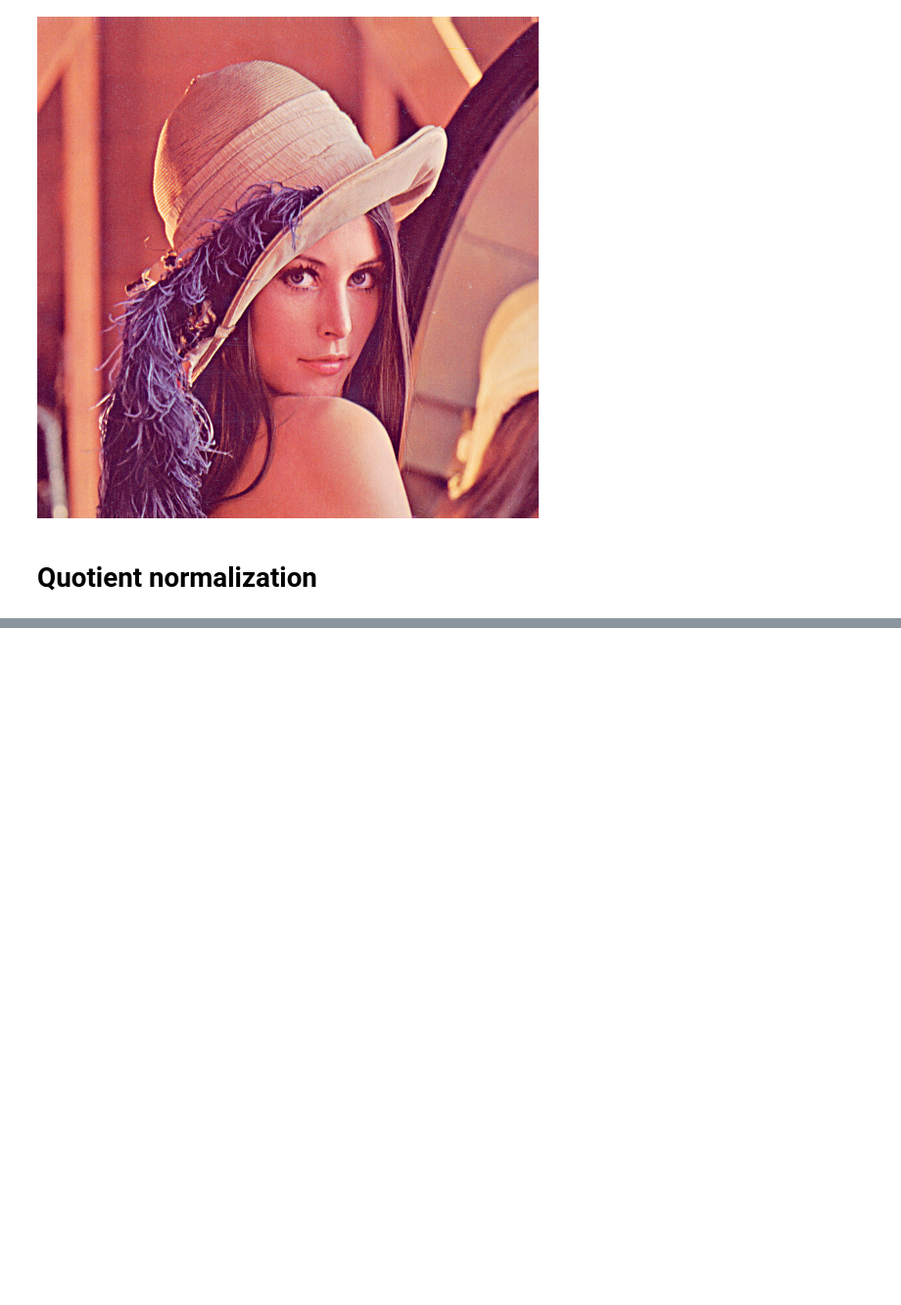
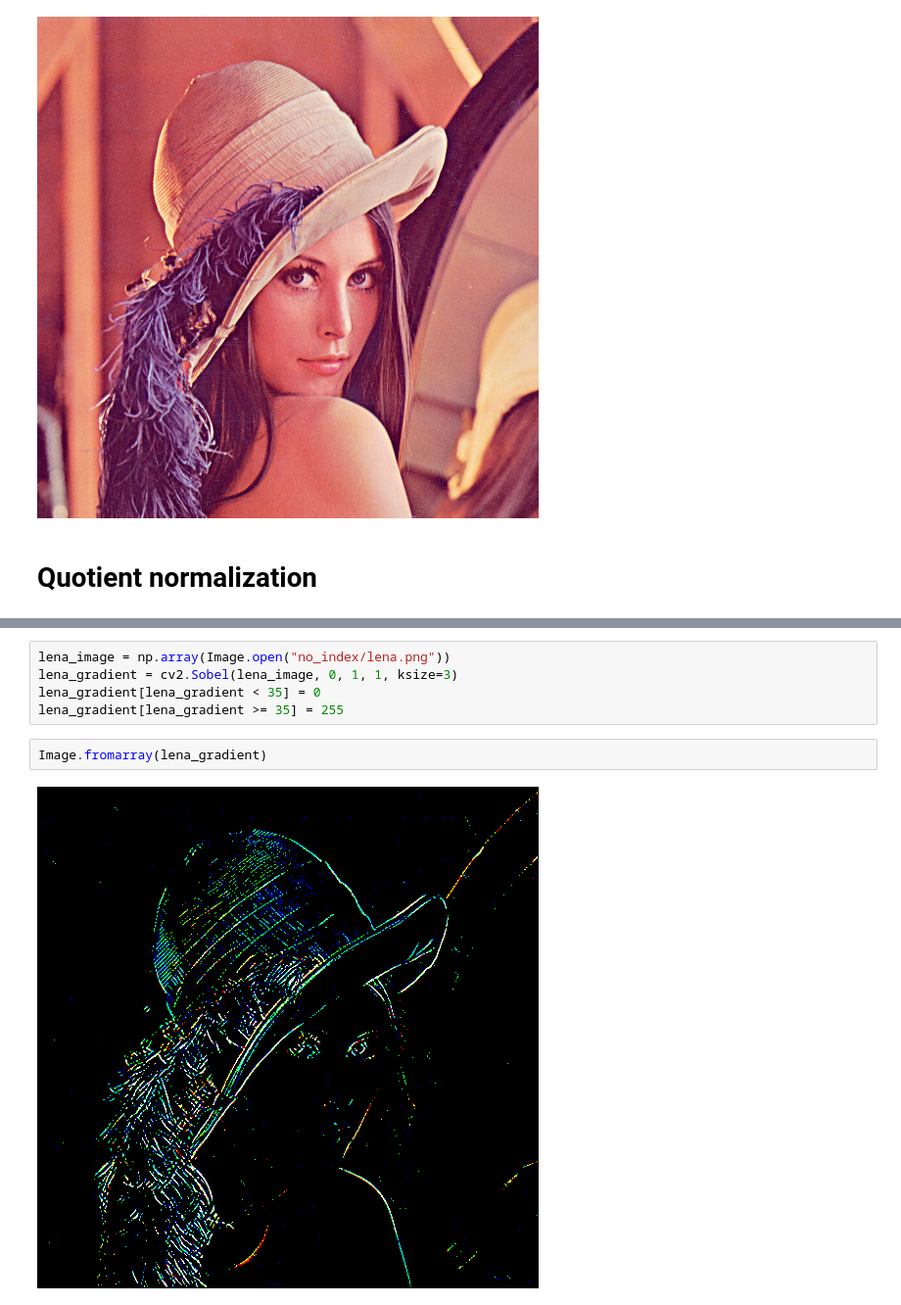
Before and after one commit to pyretttt/mosquitto, a Jupyter notebook: cv/ip_basics.ipynb, the cells around one changed output, grey strips where cells are left out. Shown at 98% size. Saved outputs shown, nothing was run; the diff lists cells and outputs as text; blank space fills up the shorter version.

```diff
--- a/cv/ip_basics.ipynb
+++ b/cv/ip_basics.ipynb
@@ -82,0 +95,9 @@ plt.plot(np.arange(256), hist)
+# %%
+lena_image = np.array(Image.open("no_index/lena.png"))
+lena_gradient = cv2.Sobel(lena_image, 0, 1, 1, ksize=3)
+lena_gradient[lena_gradient < 35] = 0
+lena_gradient[lena_gradient >= 35] = 255
+# %%
+Image.fromarray(lena_gradient)
+# %% [output]
+[figure, added]
```
Also changed, not shown: parts of 7 cells of this notebook.
